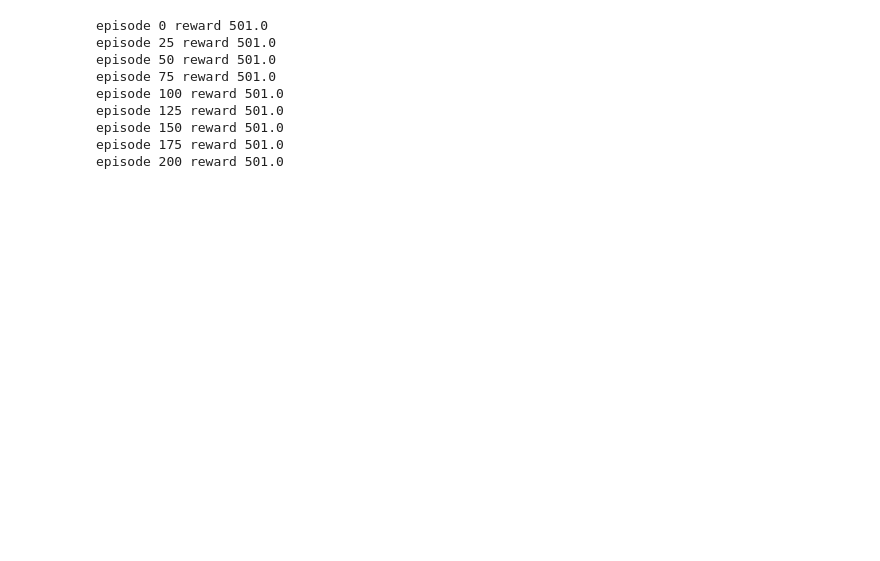
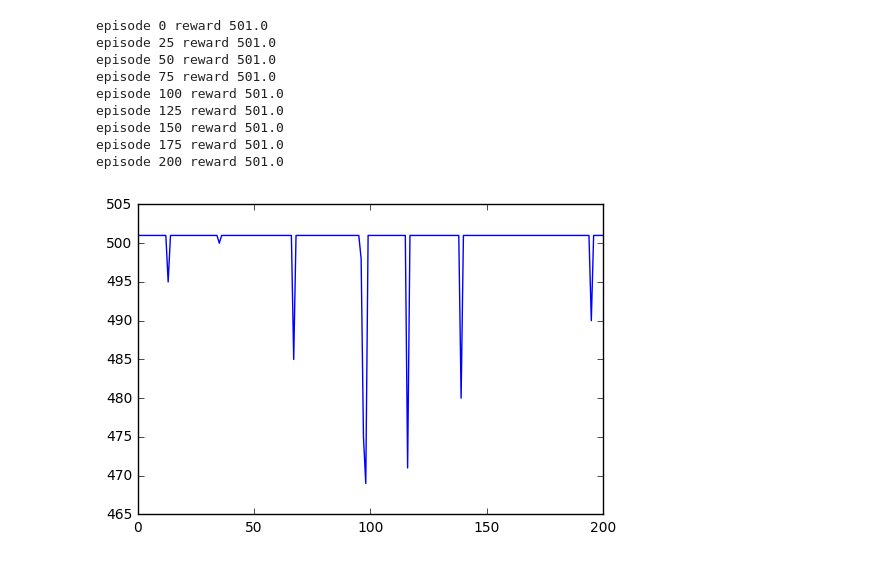
Before and after one commit to mkowoods/open-ai-gym, a Jupyter notebook: cartpole - policy gradient.ipynb, the cells around one changed output. Cells and saved outputs as stored; diff of their text form; code cells hidden in the pictures; blank space fills up the shorter version.

```diff
--- a/cartpole - policy gradient.ipynb
+++ b/cartpole - policy gradient.ipynb
@@ -62,10 +65,11 @@ TOTAL_NUMBER_OF_TRAINING_EPISODES = 0
 # %%
-num_episodes = 1000
+num_episodes = 2500
 gamma = 0.97
 
 pol_loss_hist = []
 val_loss_hist = []
 reward_hist = []
+mean_max_prob = []
 
 print 'Total # of episodes trained so far', TOTAL_NUMBER_OF_TRAINING_EPISODES
 for epoch in xrange(num_episodes):
@@ -76,7 +80,7 @@ for epoch in xrange(num_episodes):
     transitions = []
     total_reward = 0.0
     eps = 1.0/(epoch + 4.0)
-
+    max_prob_per_step = []
     while True:
         probs = sess.run(policy_action_est, feed_dict={policy_state_var : obs.reshape((1, obs.shape[0]))})
         #if np.random.rand() > probs.max():
@@ -85,7 +89,9 @@ for epoch in xrange(num_episodes):
         #    action = 0 if (probs[0][0] > 0.5) else 1
         #print probs
         #THIS EXPLORATION FUNCTION IS THE MOST CRITICAL PART TO THE SUCCESS of the model. WHY???
+
         action = 0 if np.random.rand() < probs[0][0] else 1 #intresting approach.. as you get more confident in your answers the model will start to scale down
+        max_prob = probs.max()
         #print obs
         #print action, probs
 
@@ -99,7 +105,7 @@ for epoch in xrange(num_episodes):
         transitions.append((next_obs, reward, done))
 
         total_reward += reward
-
+        max_prob_per_step.append(max_prob)
         obs = next_obs
         if done or total_reward > 500:
             break
@@ -119,12 +125,12 @@ for epoch in xrange(num_episodes):
 
     #calculate the difference between the true reward and the estimated value
     #if the policy suggests an action, but the true future reward is worse than the predicted result, then it will increase
-    #the loss score, which will pull the policy in the other direction
-
+    #the loss score, which will pull t he policy in the other direction
+    N = len(states) #batch size
     obs_ = [obs for obs, _, _ in  transitions]
     estimated_val = sess.run(value_val_est, feed_dict = {value_state_var : obs_})
     future_rewards =  np.array(future_rewards)
-    #future_rewards = (future_rewards - future_rewards.mean())/future_rewards.std()
+    future_rewards = (future_rewards - future_rewards.mean())/future_rewards.std()
 
     advantage = (future_rewards - estimated_val)
 
@@ -135,16 +141,21 @@ for epoch in xrange(num_episodes):
 
     val_opt, val_loss = sess.run([value_opt, value_loss], feed_dict = {value_state_var: states, value_val_var: future_rewards})
 
-    pol_loss_hist.append(pol_loss)
-    val_loss_hist.append(val_loss)
+    #normalizing loss by batch size
+    pol_loss_hist.append(pol_loss/N)
+    val_loss_hist.append(val_loss/N)
     reward_hist.append(total_reward)
+    mean_max_prob.append(np.array(max_prob_per_step).mean())
     if epoch % 10 == 0:
-        print 'episode', epoch, 'total_reward', total_reward, pol_loss, val_loss
+        print 'episode', epoch, 'total_reward', total_reward, pol_loss, val_loss, advantage.mean()
 
-    if sum(reward_hist[-100:])/100.0 > 250:
-        break
+    #if sum(reward_hist[-100:])/100.0 > 250:
+    #    break
 
 
 print 'Total # of episodes trained so far', TOTAL_NUMBER_OF_TRAINING_EPISODES
+GLOBAL_pol_loss_hist += pol_loss_hist
+GLOBAL_val_loss_hist += val_loss_hist
+GLOBAL_reward_hist += reward_hist
 # %% [output]
 Total # of episodes trained so far 0
@@ -167,8 +177,0 @@ Total # of episodes trained so far 544
-# %%
-#env = gym.make('CartPole-v0')
-#path_to_recording = './tmp/CartPole-v0-gradient'
-
-env = gym.make('CartPole-v1')
-path_to_recording = './tmp/CartPole-v1-gradient'
-
-#env.monitor.start(path_to_recording, force = True)
@@ -177,23 +212,29 @@ path_to_recording = './tmp/CartPole-v1-gradient'
 # %%
+rewards = []
 for i in xrange(201):
     obs = env.reset()
     total_reward = 0.0
     while True:
         probs = sess.run(policy_action_est, feed_dict={policy_state_var : obs.reshape((1, obs.shape[0]))})
         action = 0 if 0.5 < probs[0][0] else 1
         obs, reward, done, _ = env.step(action)
         total_reward += reward
         if done or total_reward > 500:
             break
+    rewards.append(total_reward)
     if i % 25 == 0:
         print 'episode', i, 'reward', total_reward
+
+plt.plot(rewards)
+plt.show()
 # %% [output]
 episode 0 reward 501.0
 episode 25 reward 501.0
 episode 50 reward 501.0
 episode 75 reward 501.0
 episode 100 reward 501.0
 episode 125 reward 501.0
 episode 150 reward 501.0
 episode 175 reward 501.0
 episode 200 reward 501.0
+[figure, added]
```
Also changed, not shown: parts of 9 cells of this notebook.
